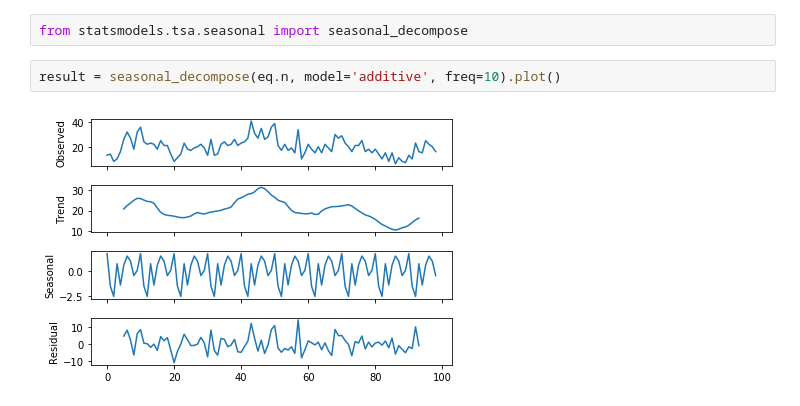
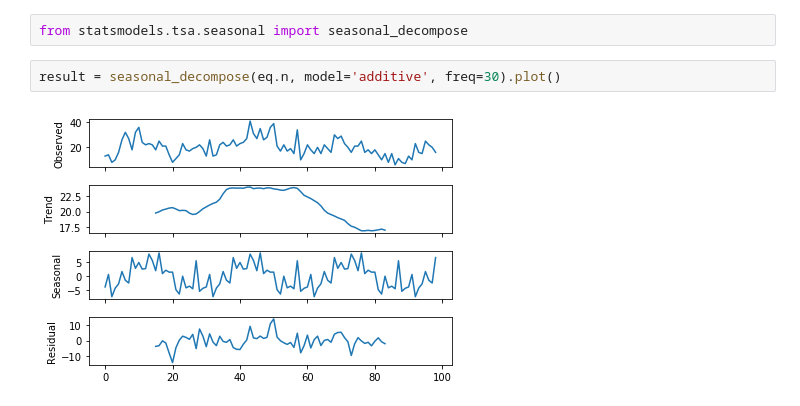
Before and after one commit to mujina93/agt-interview, a Jupyter notebook: AGT.ipynb, the cells around one changed output. Drawn from its saved outputs; the diff is of its cells as text.

```diff
--- a/AGT.ipynb
+++ b/AGT.ipynb
@@ -403,6 +403,6 @@ eq.plot(x='year',y='n');
 # %%
 from statsmodels.tsa.seasonal import seasonal_decompose
 # %%
-result = seasonal_decompose(eq.n, model='additive', freq=10).plot()
+result = seasonal_decompose(eq.n, model='additive', freq=30).plot()
 # %% [output]
-[figure, old version]
+[figure, new version]
```
